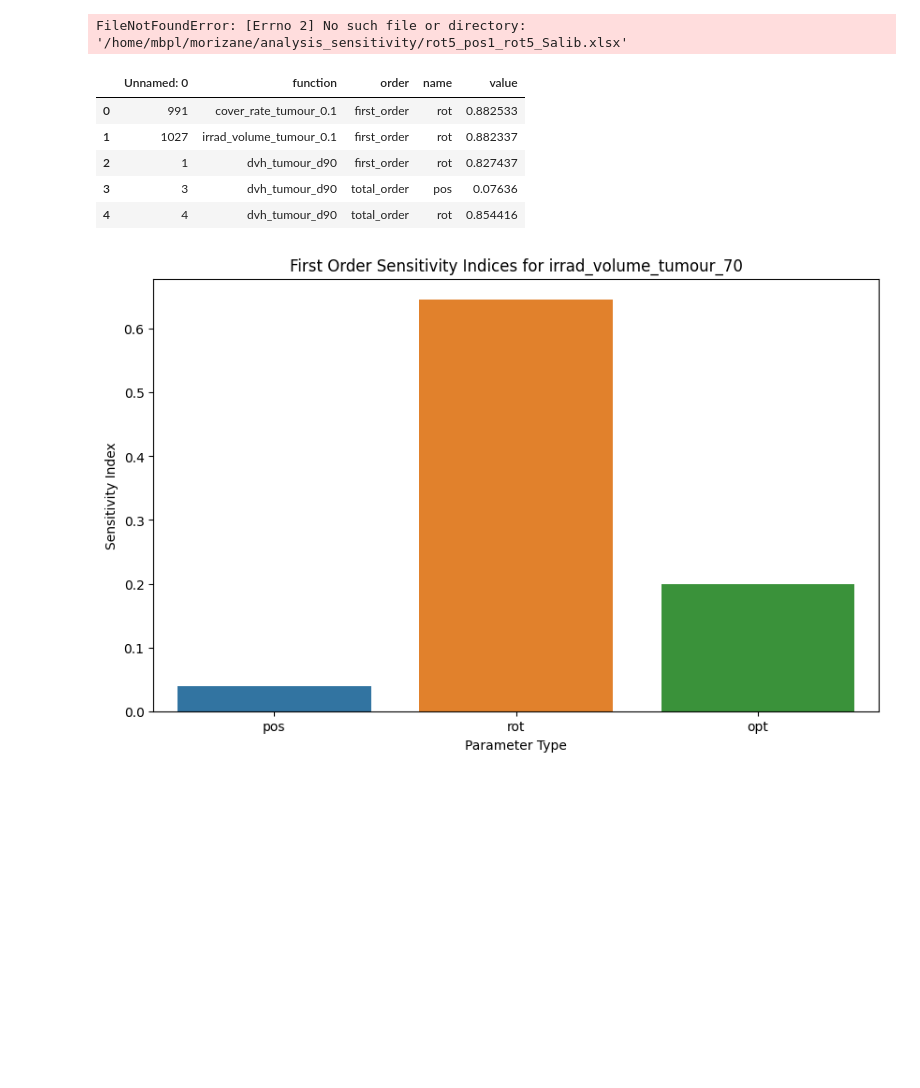
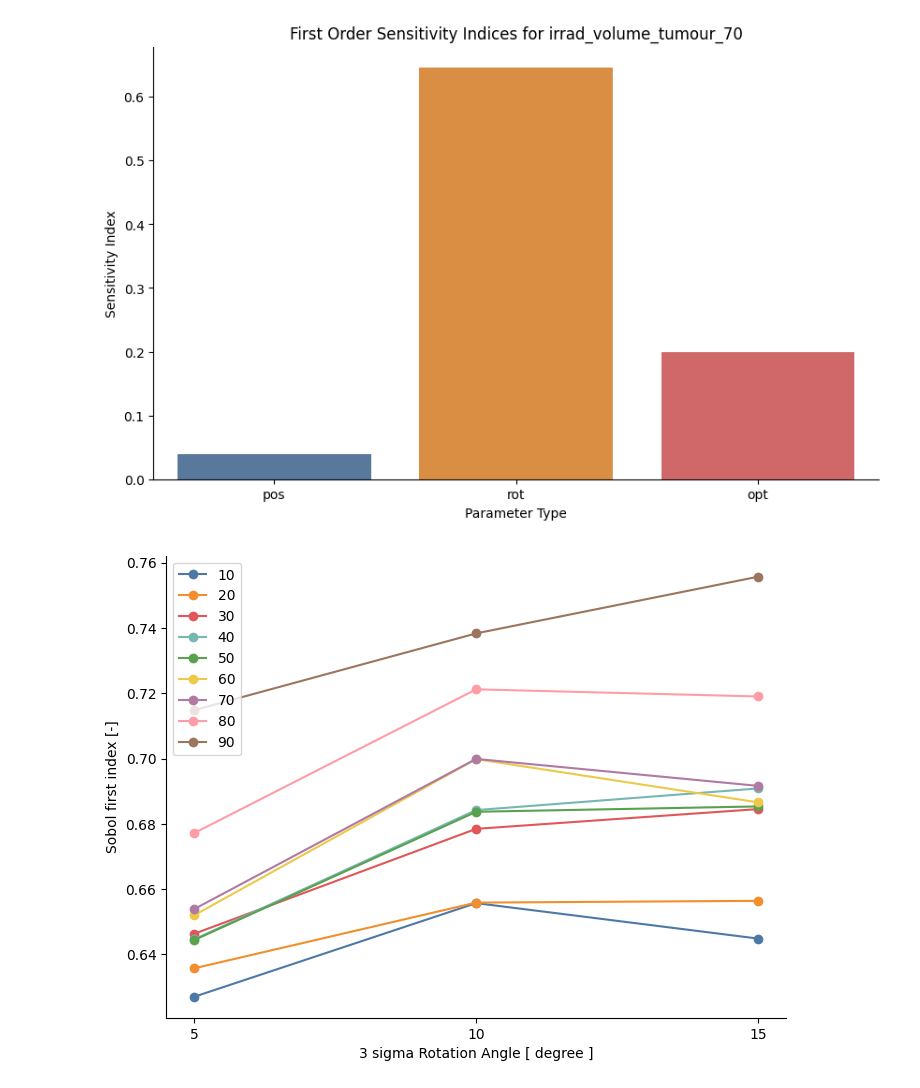
Before and after one commit to raise0915/analysis_sensitivity, a Jupyter notebook: src/analysis_sobol_res.ipynb, the cells around one changed output. Drawn from its saved outputs; the diff is of its cells as text; code cells hidden in the pictures; blank space fills up the shorter version.

```diff
--- a/src/analysis_sobol_res.ipynb
+++ b/src/analysis_sobol_res.ipynb
@@ -7,15 +8,0 @@ import icecream as ic
-# %%
-rot5 = pd.read_excel('/home/mbpl/morizane/analysis_sensitivity/rot5_pos1_rot5_Salib.xlsx')
-rot10 = pd.read_excel('/home/mbpl/morizane/analysis_sensitivity/rot5_pos1_rot10_Salib.xlsx')
-rot15 = pd.read_excel('/home/mbpl/morizane/analysis_sensitivity/rot5_pos1_rot15_Salib.xlsx')
-# %% [output]
-FileNotFoundError: [Errno 2] No such file or directory: '/home/mbpl/morizane/analysis_sensitivity/rot5_pos1_rot5_Salib.xlsx'
-# %%
-rot5.head(5)
-# %% [output]
-|  | Unnamed: 0 | function | order | name | value |
-| 0 | 991 | cover_rate_tumour_0.1 | first_order | rot | 0.882533 |
-| 1 | 1027 | irrad_volume_tumour_0.1 | first_order | rot | 0.882337 |
-| 2 | 1 | dvh_tumour_d90 | first_order | rot | 0.827437 |
-| 3 | 3 | dvh_tumour_d90 | total_order | pos | 0.07636 |
-| 4 | 4 | dvh_tumour_d90 | total_order | rot | 0.854416 |
@@ -22,3 +24,8 @@ rot5.head(5)
+# %%
+dir_path = '/home/mbpl/morizane/analysis_sensitivity/results'
+for pos in [1]:
+    for rot in [5, 10, 15]:
+        globals()[f'pos{pos}_rot{rot}'] = pd.read_excel(os.path.join(dir_path, f'sensitivity_indices_pos_1.0_rot_{rot}.0_Salib.xlsx'))
 # %%
 column_name = 'irrad_volume_tumou_10'
 # %%
@@ -27,8 +34,7 @@ func = 'cover_rate_tumour_70'
 order = 'first_order'
 
 # Filter the data for 'first_conf' order
-filtered_data = rot5[(rot5['function'] == func) & (rot5['order'] == 'first_order')]
-filtered_data_conf = rot5[(rot5['function'] == func) & (rot5['order'] == 'first_conf')]
+filtered_data = pos1_rot5[(pos1_rot5['function'] == func) & (pos1_rot5['order'] == order)]
 
 
 # Update the boxplot data
@@ -50,6 +56,28 @@ plt.ylabel('Sensitivity Index')
 plt.xlabel('Parameter Type')
 plt.show()
 # %% [output]
-[figure, old version]
+[figure, new version]
+# %%
+# Extract the values for rot5 and rot10
+x = [5, 10, 15]
+func = [f'cover_rate_tumour_{i}' for i in range(10, 100, 10)]
+y = []
+
+for rot in x:
+    values = globals()[f'pos1_rot{rot}'][(globals()[f'pos1_rot{rot}']['function'].isin(func)) & (globals()[f'pos1_rot{rot}']['order'] == 'first_order') & (globals()[f'pos1_rot{rot}']['name'] == 'rot')]['value']
+    y.append(values)
+
+func_names = [f.split('_')[-1] for f in func]
+
+# Create the plot
+plt.figure(figsize=(8, 6))
+plt.plot(x, y, marker='o', linestyle='-', label=func_names)
+plt.xlabel('3 sigma Rotation Angle [ degree ]')
+plt.ylabel('Sobol first index [-]')
+plt.xticks(x)
+plt.legend()
+plt.show()
+# %% [output]
+[figure, added]
 # %%
 # Extract the values for rot5 and rot10
```
Also changed, not shown: parts of 4 cells of this notebook, 11 other files.
